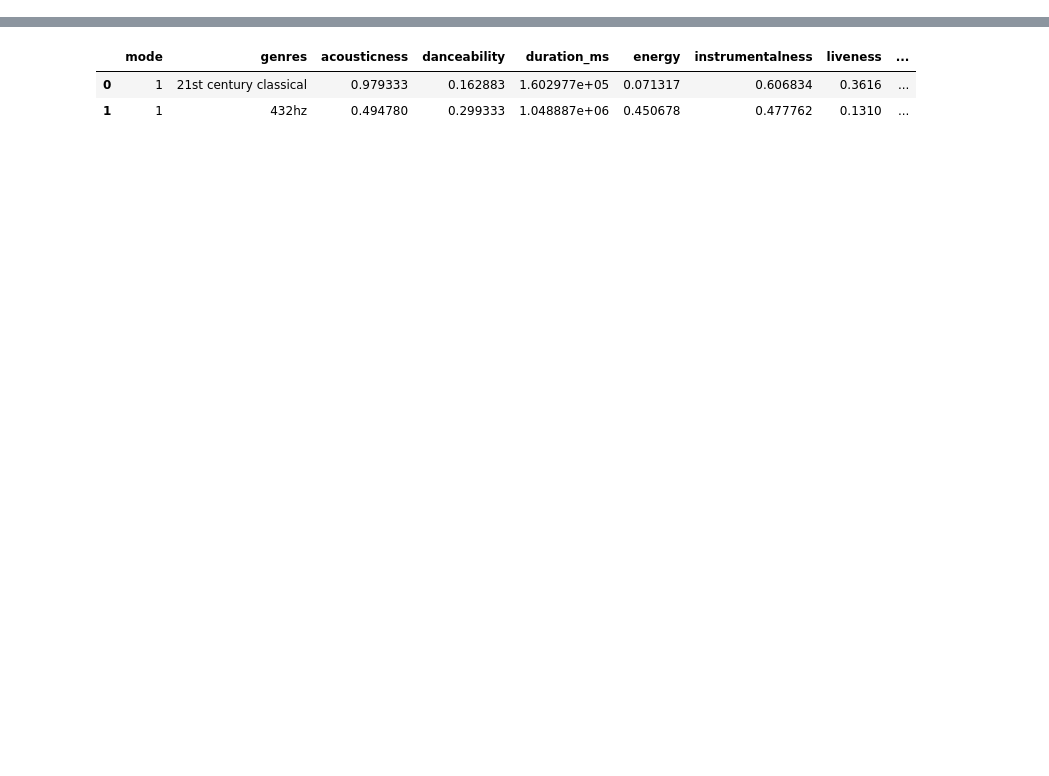
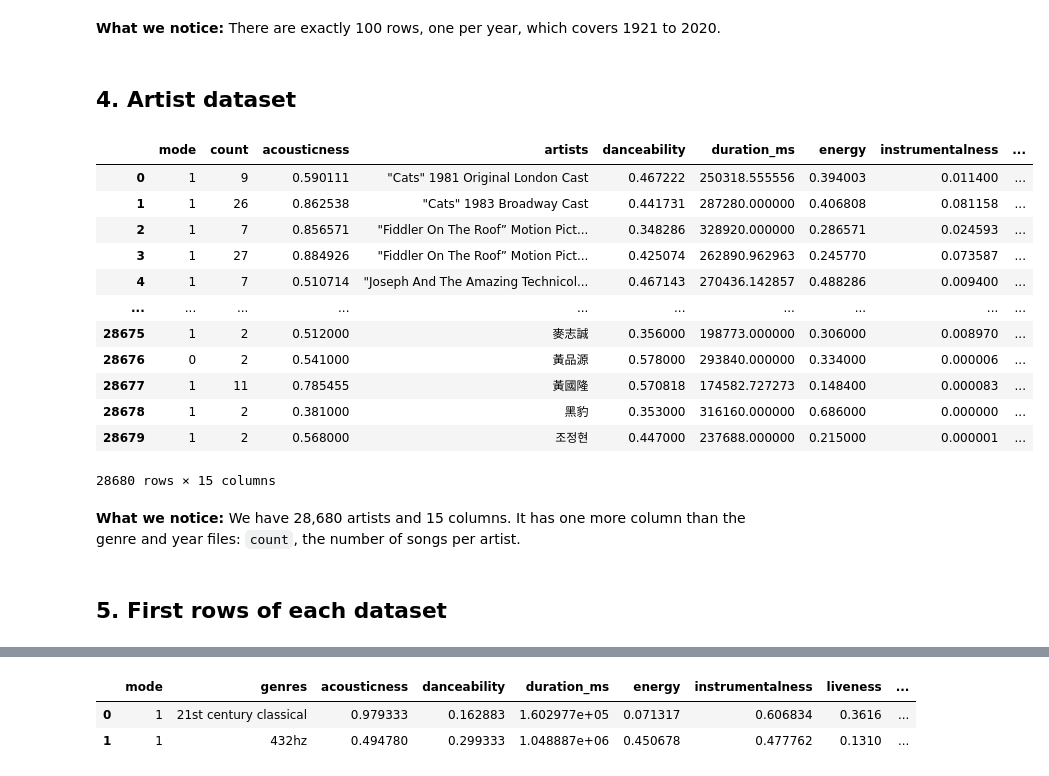
Before and after one commit to Nourr-Ghouila/vibematch, a Jupyter notebook: notebooks/01_data_loading.ipynb, the cells around one changed output, grey strips where cells are left out. Cells and saved outputs as stored; diff of their text form; code cells hidden in the pictures; blank space fills up the shorter version.

```diff
--- a/notebooks/01_data_loading.ipynb
+++ b/notebooks/01_data_loading.ipynb
@@ -68,0 +84,26 @@ data.head(2)
+# %% [markdown]
+**What we notice:** There are exactly 100 rows, one per year, which covers 1921 to 2020.
+# %% [markdown]
+## 4. Artist dataset
+# %%
+# and here each row is one artist, with the average of their songs and how many songs they have (count)
+artist_data = pd.read_csv("../data/raw/Spotify/data_by_artist.csv")
+artist_data
+# %% [output]
+|  | mode | count | acousticness | artists | danceability | duration_ms | energy | instrumentalness | ... |
+| 0 | 1 | 9 | 0.590111 | "Cats" 1981 Original London Cast | 0.467222 | 250318.555556 | 0.394003 | 0.011400 | ... |
+| 1 | 1 | 26 | 0.862538 | "Cats" 1983 Broadway Cast | 0.441731 | 287280.000000 | 0.406808 | 0.081158 | ... |
+| 2 | 1 | 7 | 0.856571 | "Fiddler On The Roof” Motion Pict... | 0.348286 | 328920.000000 | 0.286571 | 0.024593 | ... |
+| 3 | 1 | 27 | 0.884926 | "Fiddler On The Roof” Motion Pict... | 0.425074 | 262890.962963 | 0.245770 | 0.073587 | ... |
+| 4 | 1 | 7 | 0.510714 | "Joseph And The Amazing Technicol... | 0.467143 | 270436.142857 | 0.488286 | 0.009400 | ... |
+| ... | ... | ... | ... | ... | ... | ... | ... | ... | ... |
+| 28675 | 1 | 2 | 0.512000 | 麥志誠 | 0.356000 | 198773.000000 | 0.306000 | 0.008970 | ... |
+| 28676 | 0 | 2 | 0.541000 | 黃品源 | 0.578000 | 293840.000000 | 0.334000 | 0.000006 | ... |
+| 28677 | 1 | 11 | 0.785455 | 黃國隆 | 0.570818 | 174582.727273 | 0.148400 | 0.000083 | ... |
+| 28678 | 1 | 2 | 0.381000 | 黑豹 | 0.353000 | 316160.000000 | 0.686000 | 0.000000 | ... |
+| 28679 | 1 | 2 | 0.568000 | 조정현 | 0.447000 | 237688.000000 | 0.215000 | 0.000001 | ... |
+28680 rows × 15 columns
+# %% [markdown]
+**What we notice:** We have 28,680 artists and 15 columns. It has one more column than the genre and year files: `count`, the number of songs per artist.
+# %% [markdown]
+## 5. First rows of each dataset
```
Also changed, not shown: parts of 48 cells of this notebook.
